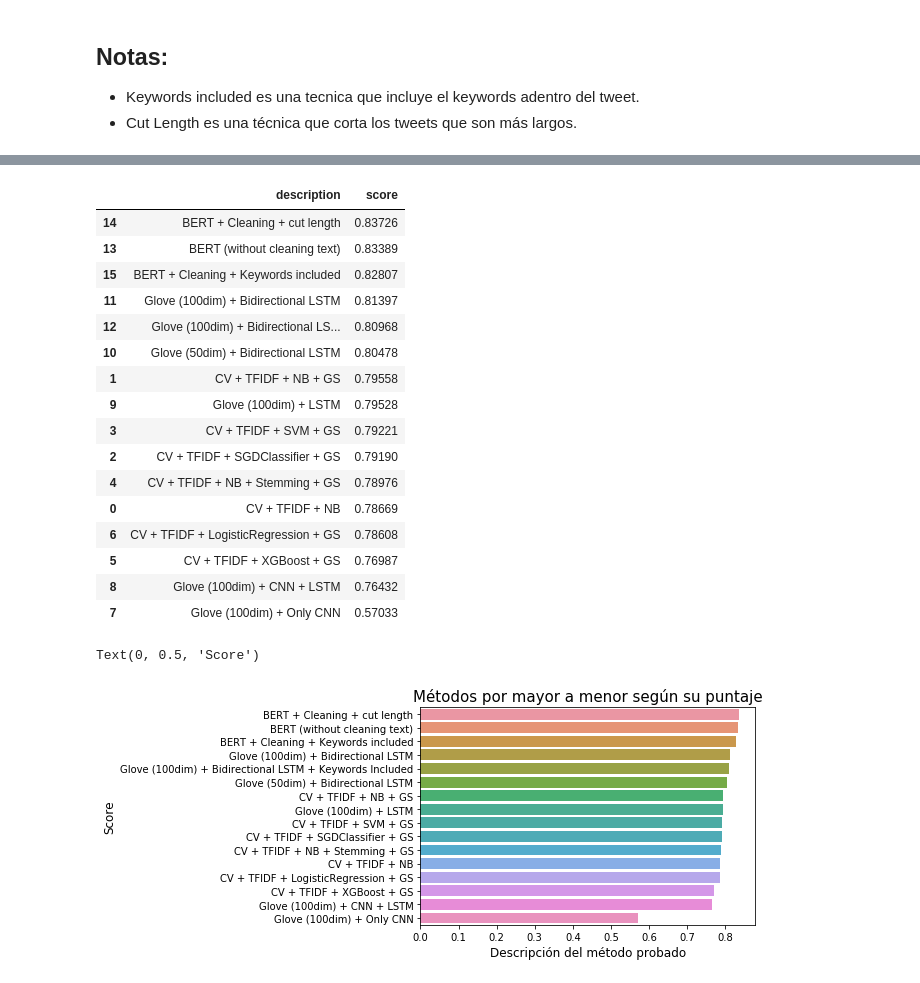
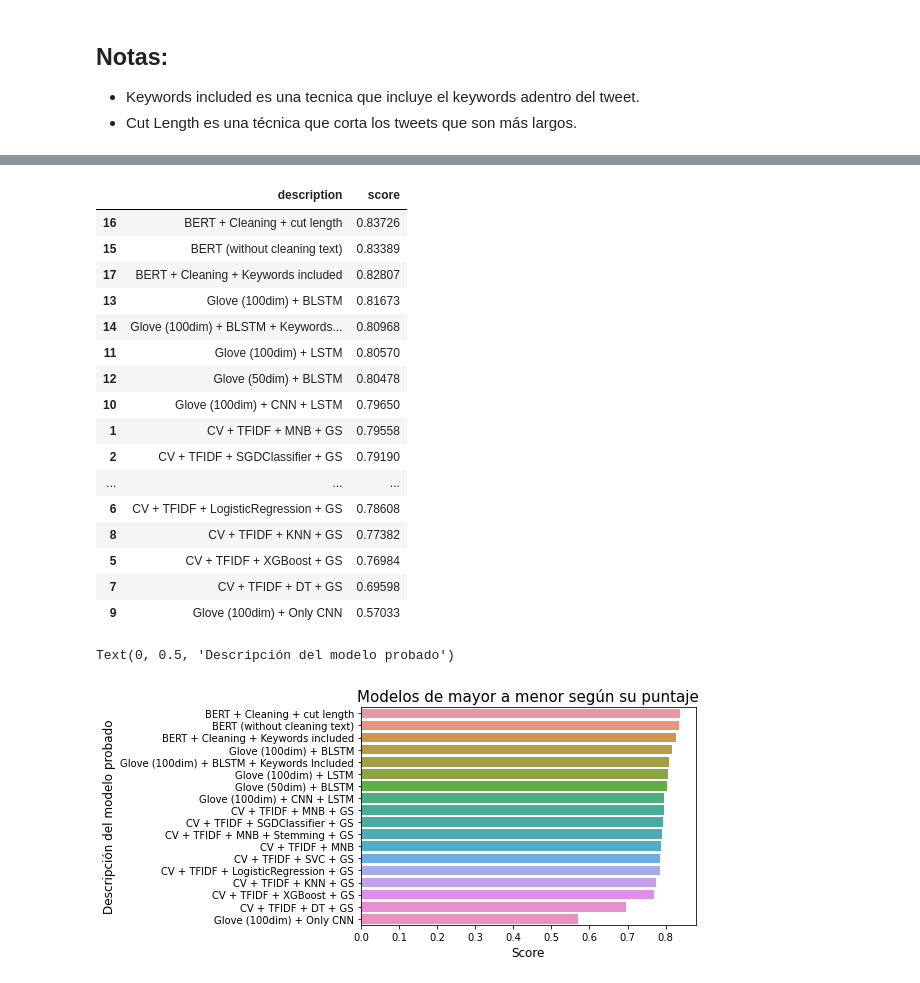
Before and after one commit to MatiasLoiseau/nlp_dissaster_tweet, a Jupyter notebook: plot_scores.ipynb, the cells around one changed output, grey strips where cells are left out. Drawn from its saved outputs; the diff is of its cells as text; code cells hidden in the pictures.

```diff
--- a/plot_scores.ipynb
+++ b/plot_scores.ipynb
@@ -5,7 +5,7 @@ import seaborn as sns
 import matplotlib.pyplot as plt
 %matplotlib inline
 # %%
-df = pd.read_csv('scores.csv')
-df
+df_Scores = pd.read_csv('scores.csv')
+df_Scores
 # %% [output]
 |  | description | score |
@@ -53,30 +56,30 @@ Text(0, 0.5, 'Descripción del método probado')
 # %%
-by_score = df.sort_values('score',ascending=False)
+by_score = df_Scores.sort_values('score',ascending=False)
 by_score
 # %% [output]
 |  | description | score |
-| 14 | BERT + Cleaning + cut length | 0.83726 |
-| 13 | BERT (without cleaning text) | 0.83389 |
-| 15 | BERT + Cleaning + Keywords included | 0.82807 |
-| 11 | Glove (100dim) + Bidirectional LSTM | 0.81397 |
-| 12 | Glove (100dim) + Bidirectional LS... | 0.80968 |
-| 10 | Glove (50dim) + Bidirectional LSTM | 0.80478 |
-| 1 | CV + TFIDF + NB + GS | 0.79558 |
-| 9 | Glove (100dim) + LSTM | 0.79528 |
-| 3 | CV + TFIDF + SVM + GS | 0.79221 |
+| 16 | BERT + Cleaning + cut length | 0.83726 |
+| 15 | BERT (without cleaning text) | 0.83389 |
+| 17 | BERT + Cleaning + Keywords included | 0.82807 |
+| 13 | Glove (100dim) + BLSTM | 0.81673 |
+| 14 | Glove (100dim) + BLSTM + Keywords... | 0.80968 |
+| 11 | Glove (100dim) + LSTM | 0.80570 |
+| 12 | Glove (50dim) + BLSTM | 0.80478 |
+| 10 | Glove (100dim) + CNN + LSTM | 0.79650 |
+| 1 | CV + TFIDF + MNB + GS | 0.79558 |
 | 2 | CV + TFIDF + SGDClassifier + GS | 0.79190 |
-| 4 | CV + TFIDF + NB + Stemming + GS | 0.78976 |
-| 0 | CV + TFIDF + NB | 0.78669 |
+| ... | ... | ... |
 | 6 | CV + TFIDF + LogisticRegression + GS | 0.78608 |
-| 5 | CV + TFIDF + XGBoost + GS | 0.76987 |
-| 8 | Glove (100dim) + CNN + LSTM | 0.76432 |
-| 7 | Glove (100dim) + Only CNN | 0.57033 |
+| 8 | CV + TFIDF + KNN + GS | 0.77382 |
+| 5 | CV + TFIDF + XGBoost + GS | 0.76984 |
+| 7 | CV + TFIDF + DT + GS | 0.69598 |
+| 9 | Glove (100dim) + Only CNN | 0.57033 |
 # %%
 # https://seaborn.pydata.org/generated/seaborn.barplot.html
 g = sns.barplot(x=by_score['score'], y=by_score['description'], orient='h')
-g.set_title("Métodos por mayor a menor según su puntaje", fontsize=15)
-g.set_xlabel("Descripción del método probado", fontsize=12)
-g.set_ylabel("Score", fontsize=12)
+g.set_title("Modelos de mayor a menor según su puntaje", fontsize=15)
+g.set_xlabel("Score", fontsize=12)
+g.set_ylabel("Descripción del modelo probado", fontsize=12)
 # %% [output]
-Text(0, 0.5, 'Score')
+Text(0, 0.5, 'Descripción del modelo probado')
-[figure, old version]
+[figure, new version]
```
Also changed, not shown: parts of 3 cells of this notebook, 5 other files.
